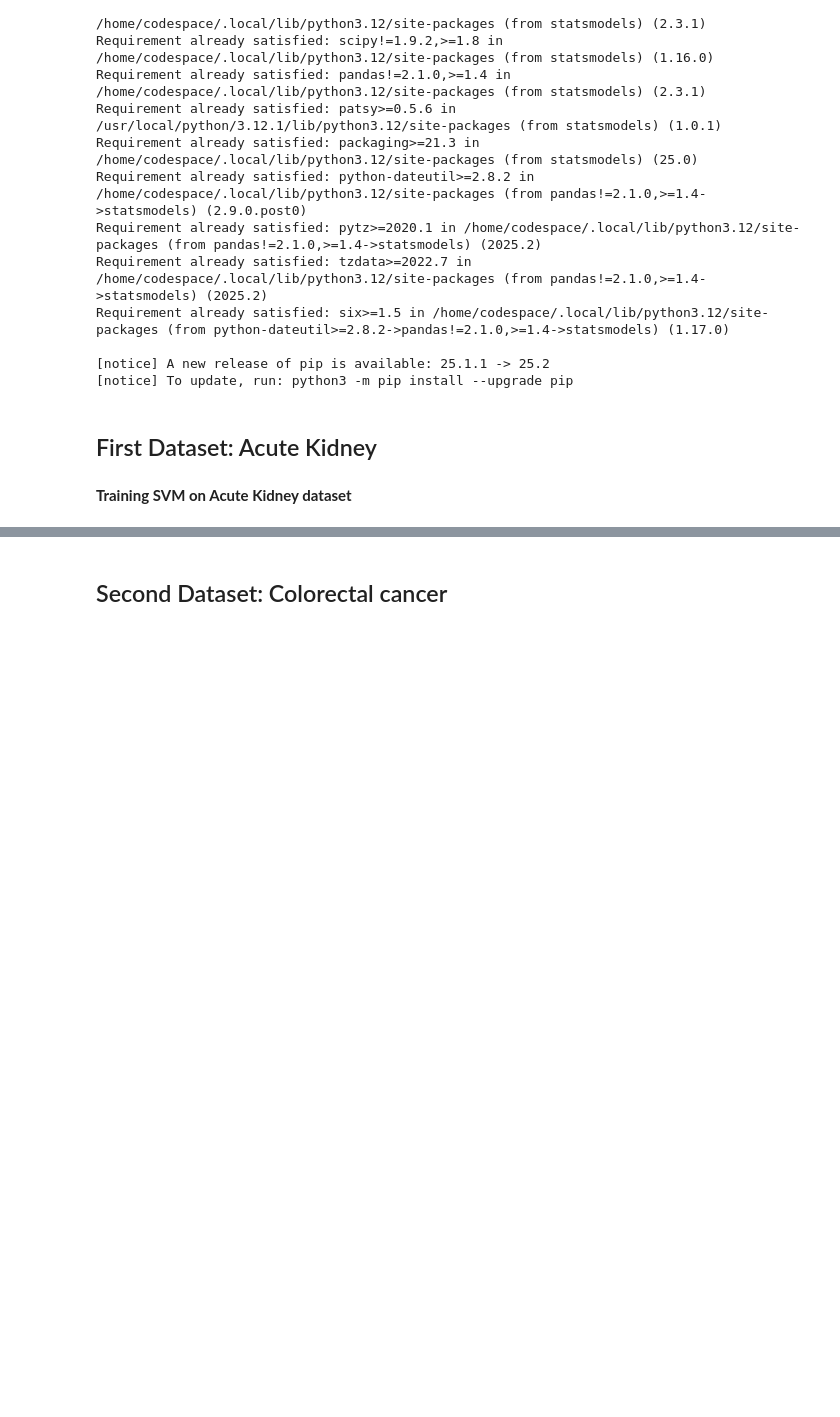
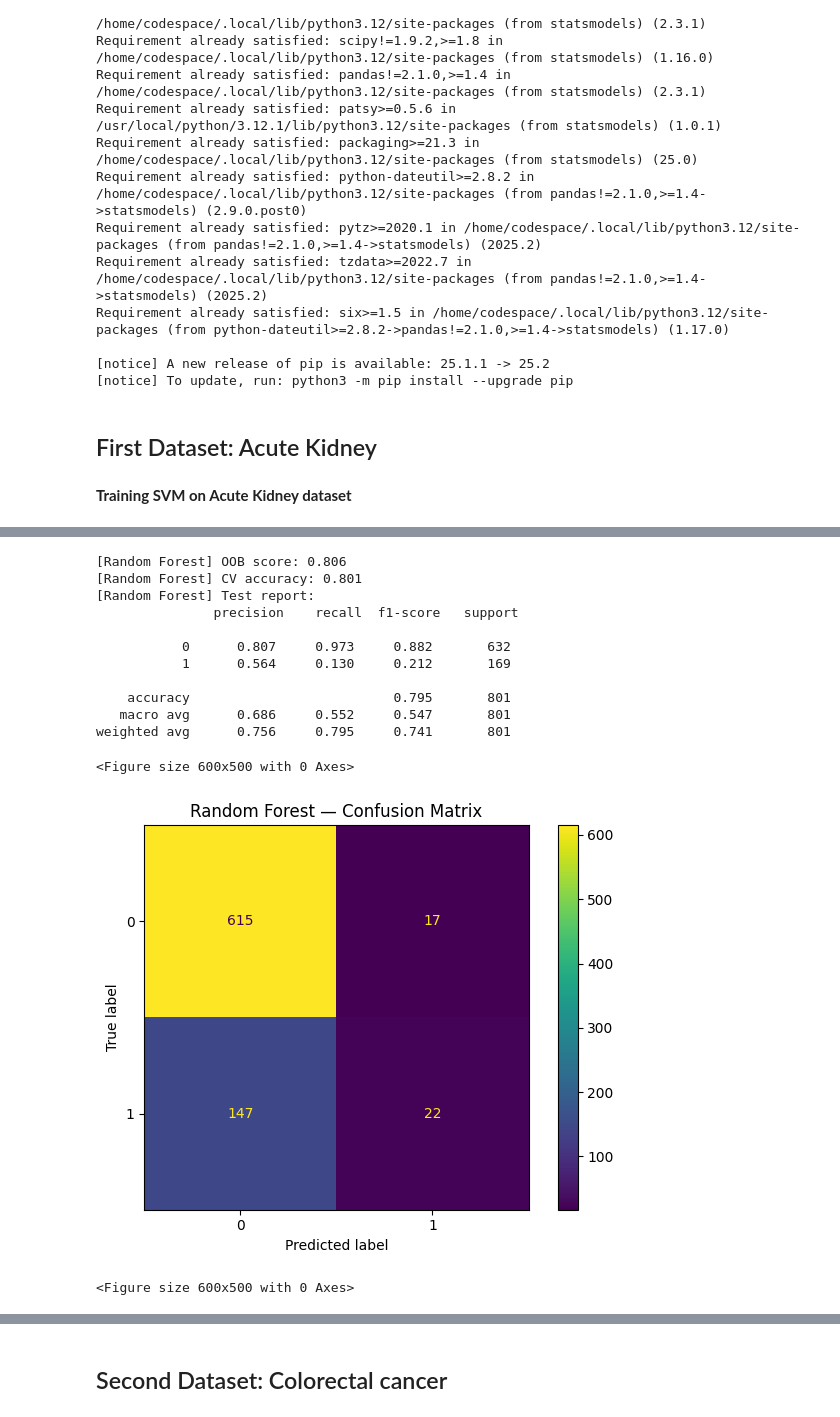
Before and after one commit to muathdb/week-6, a Jupyter notebook: Week2-abusamreh-Muath.ipynb, the cells around one changed output, grey strips where cells are left out. Cells and saved outputs as stored; diff of their text form; code cells hidden in the pictures; blank space fills up the shorter version.

```diff
--- a/Week2-abusamreh-Muath.ipynb
+++ b/Week2-abusamreh-Muath.ipynb
@@ -354,0 +193,45 @@ The exercise deepened understanding of how **regularization**, **feature scaling
+# %%
+# Random Forest
+rf = RandomForestClassifier(
+    n_estimators=400,
+    max_depth=None,
+    min_samples_leaf=2,
+    max_features="sqrt",
+    n_jobs=-1,
+    oob_score=True,
+    random_state=42,
+    class_weight="balanced"  # helps with imbalance
+)
+rf.fit(X_train, y_train)
+
+rf_cv = cross_val_score(rf, X_train, y_train, cv=5).mean()
+print(f"\n[Random Forest] OOB score: {rf.oob_score_:.3f}")
+print(f"[Random Forest] CV accuracy: {rf_cv:.3f}")
+print("[Random Forest] Test report:\n",
+      classification_report(y_test, rf.predict(X_test), digits=3))
+
+plt.figure(figsize=(6, 5))
+ConfusionMatrixDisplay.from_estimator(rf, X_test, y_test)
+plt.title("Random Forest — Confusion Matrix")
+plt.tight_layout(); plt.show()
+
+if len(np.unique(y_test)) == 2:
+    plt.figure(figsize=(6, 5))
+    RocCurveDisplay.from_estimator(rf, X_test, y_test)
+    plt.title("Random Forest — ROC Curve")
+    plt.tight_layout(); plt.show()
+# %% [output]
+[Random Forest] OOB score: 0.806
+[Random Forest] CV accuracy: 0.801
+[Random Forest] Test report:
+               precision    recall  f1-score   support
+
+           0      0.807     0.973     0.882       632
+           1      0.564     0.130     0.212       169
+
+    accuracy                          0.795       801
+   macro avg      0.686     0.552     0.547       801
+weighted avg      0.756     0.795     0.741       801
+<Figure size 600x500 with 0 Axes>
+[figure, added]
+<Figure size 600x500 with 0 Axes>
```
Also changed, not shown: parts of 29 cells of this notebook.
